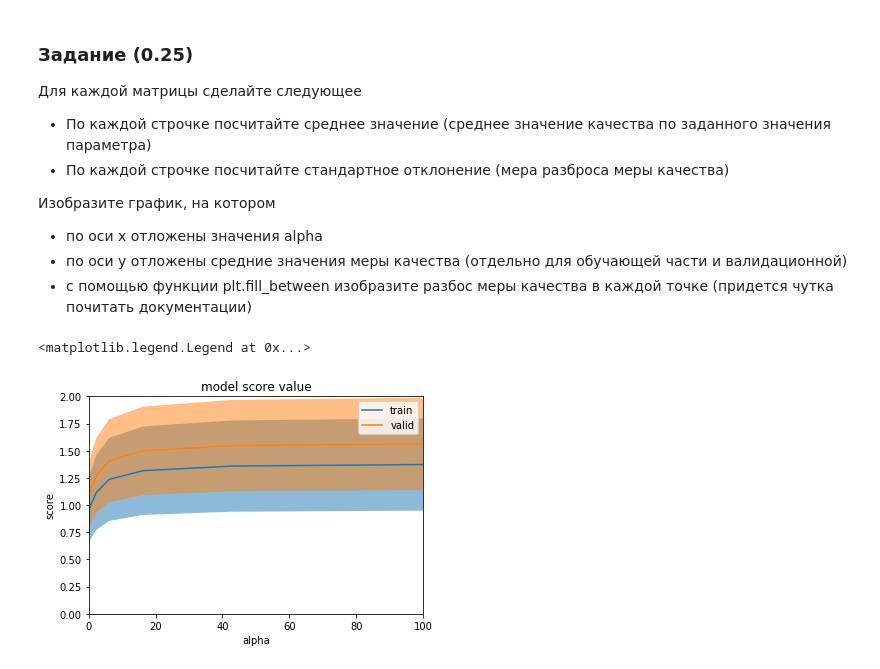
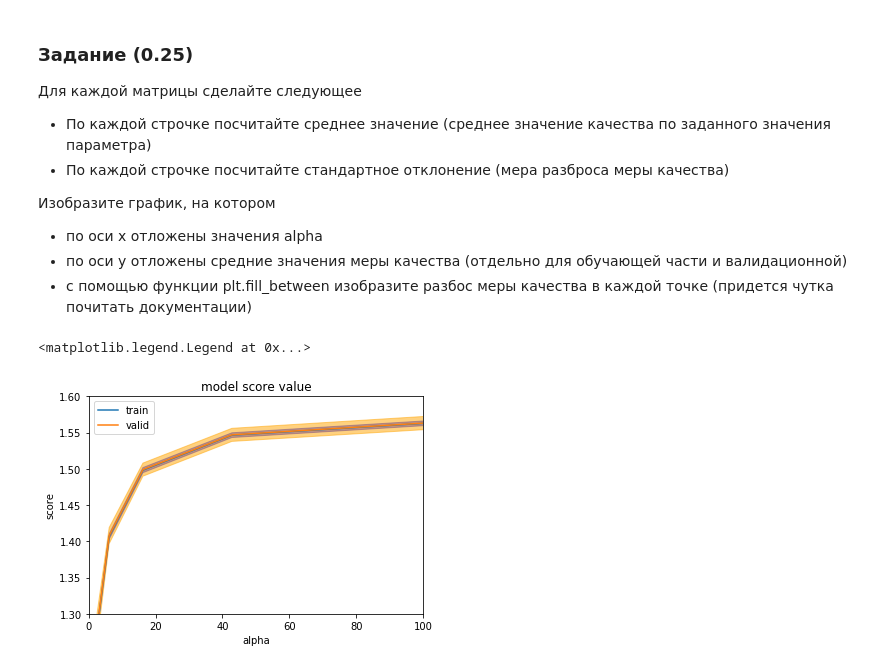
Before and after one commit to pixeel1603/sfml, a Jupyter notebook: regression-skillfactory-hw.ipynb, the cells around one changed output. Saved outputs shown, nothing was run; the diff lists cells and outputs as text; code cells hidden in the pictures.

```diff
--- a/regression-skillfactory-hw.ipynb
+++ b/regression-skillfactory-hw.ipynb
@@ -444,7 +444,7 @@ train_scores, valid_scores = validation_curve(model, X, y, param_name=param_name
 * по оси y отложены средние значения меры качества (отдельно для обучающей части и валидационной)
 * с помощью функции plt.fill_between изобразите разбос меры качества в каждой точке (придется чутка почитать документации)
 # %%
-# df_train_scores=pd.DataFrame(train_scores)
+df_train_scores=pd.DataFrame(train_scores)
 df_valid_scores=pd.DataFrame(valid_scores)
 mean=df_train_scores.mean(axis=1)
 std=df_train_scores.std(axis=1)
@@ -457,20 +457,22 @@ mean_valid=df_valid_scores.mean(axis=1)
 std_vaid=df_valid_scores.std(axis=1)
 df_valid_scores['mean']=mean_valid
 df_valid_scores['std']=std_vaid
-df_valid_scores['max']=mean_valid+std
-df_valid_scores['min']=mean_valid-std
-
-plt.plot(alpha_range, df_train_scores['mean'], label='train')
-plt.plot(alpha_range, df_valid_scores['mean'], label='valid')
-plt.fill_between(alpha_range, df_train_scores['min'], df_train_scores['max'],alpha='0.5')
-plt.fill_between(alpha_range, df_valid_scores['min'], df_valid_scores['max'],alpha='0.5')
-
-plt.xlabel('alpha')
-plt.ylabel('score')
-plt.title('model score value')
-plt.ylim(0, 2.0)
-plt.xlim(0,100)
-plt.legend()
+df_valid_scores['max']=mean_valid+std_vaid
+df_valid_scores['min']=mean_valid-std_vaid
-# %% [output]
-<matplotlib.legend.Legend at 0x...>
-[figure, removed]
+# %%
+
+plt.plot(alpha_range, df_train_scores['mean'], label='train')
+plt.plot(alpha_range, df_valid_scores['mean'], label='valid')
+
+plt.fill_between(alpha_range, df_train_scores['max'], df_train_scores['min'],alpha='0.5',color = 'blue')
+plt.fill_between(alpha_range, df_valid_scores['min'], df_valid_scores['max'],alpha='0.5',color = 'orange')
+
+plt.xlabel('alpha')
+plt.ylabel('score')
+plt.title('model score value')
+plt.ylim(1.30, 1.6)
+plt.xlim(0,100)
+plt.legend()
+# %% [output]
+<matplotlib.legend.Legend at 0x...>
+[figure, added]
```
Also changed, not shown: parts of 2 cells of this notebook.
